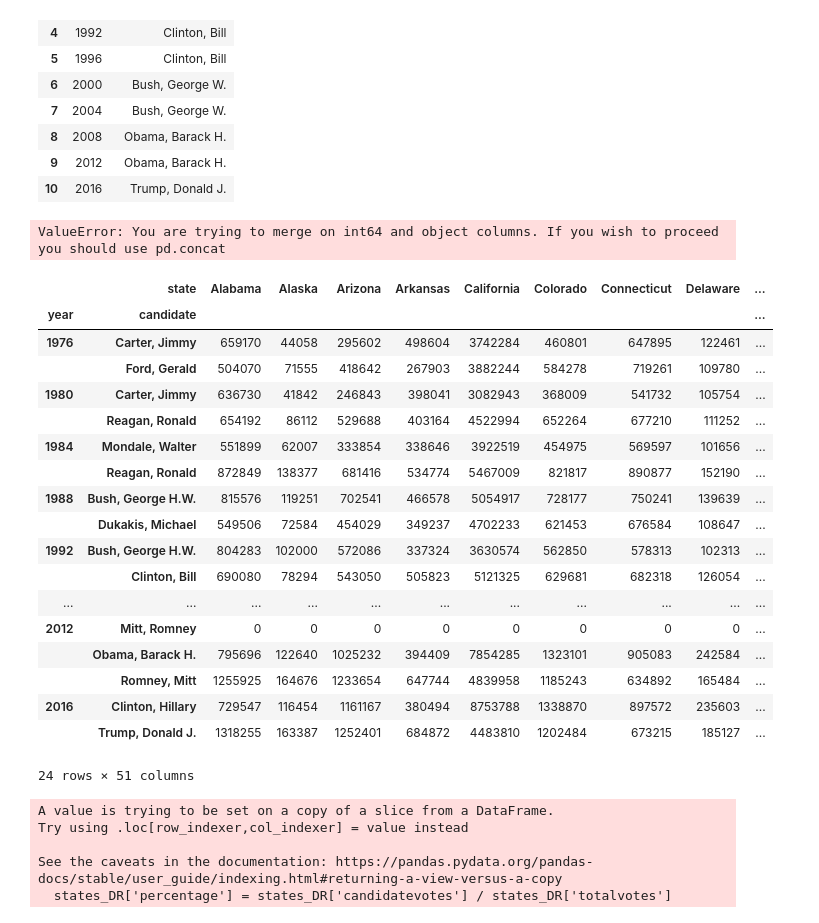
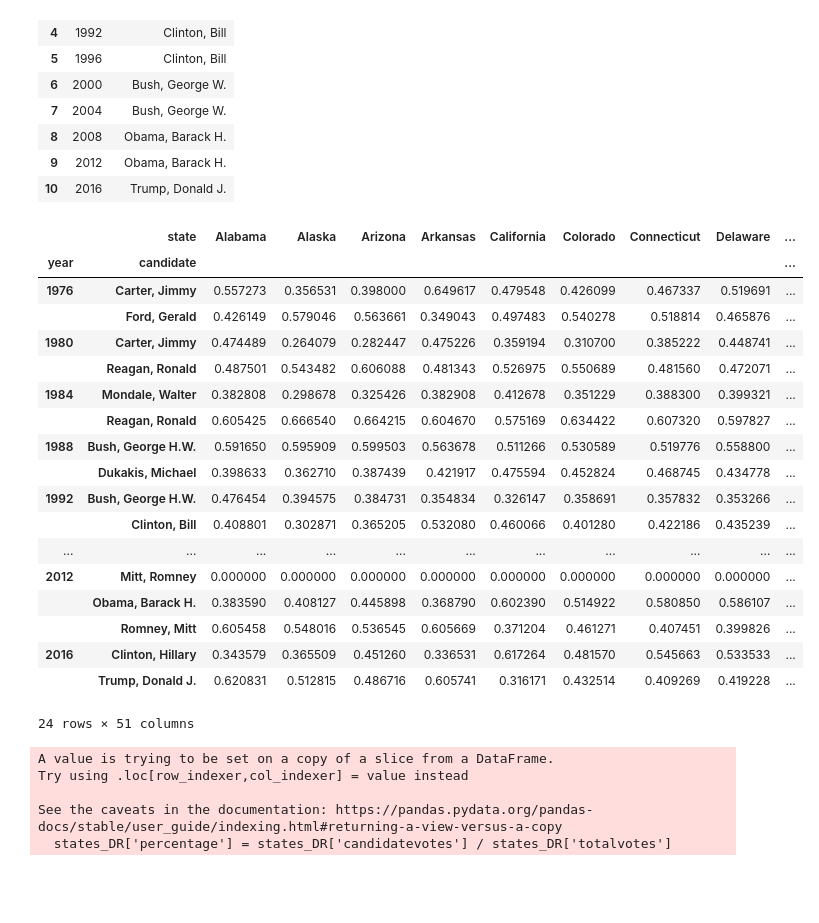
Before and after one commit to Gabby19231/Project-1, a Jupyter notebook: states.ipynb, the cells around one changed output. Drawn from its saved outputs; the diff is of its cells as text; code cells hidden in the pictures; blank space fills up the shorter version.

```diff
--- a/states.ipynb
+++ b/states.ipynb
@@ -160,33 +159,28 @@ winnerDF
 | 8 | 2008 | Obama, Barack H. |
 | 9 | 2012 | Obama, Barack H. |
 | 10 | 2016 | Trump, Donald J. |
-# %%
-winner_states = pd.merge(states_DR, winnerDF, how='outer', on='year')
-winner_states.head()
-# %% [output]
-ValueError: You are trying to merge on int64 and object columns. If you wish to proceed you should use pd.concat
 # %%
-analysis_states = pd.pivot_table(states_DR, values='candidatevotes', index=['year','candidate'], columns='state', fill_value=0, aggfunc=np.sum)
+analysis_states = pd.pivot_table(states_DR, values='percentage', index=['year','candidate'], columns='state', fill_value=0, aggfunc=np.sum)
 analysis_states
 # %% [output]
 |  | state | Alabama | Alaska | Arizona | Arkansas | California | Colorado | Connecticut | Delaware | ... |
 | year | candidate |  |  |  |  |  |  |  |  | ... |
-| 1976 | Carter, Jimmy | 659170 | 44058 | 295602 | 498604 | 3742284 | 460801 | 647895 | 122461 | ... |
-|  | Ford, Gerald | 504070 | 71555 | 418642 | 267903 | 3882244 | 584278 | 719261 | 109780 | ... |
-| 1980 | Carter, Jimmy | 636730 | 41842 | 246843 | 398041 | 3082943 | 368009 | 541732 | 105754 | ... |
-|  | Reagan, Ronald | 654192 | 86112 | 529688 | 403164 | 4522994 | 652264 | 677210 | 111252 | ... |
-| 1984 | Mondale, Walter | 551899 | 62007 | 333854 | 338646 | 3922519 | 454975 | 569597 | 101656 | ... |
-|  | Reagan, Ronald | 872849 | 138377 | 681416 | 534774 | 5467009 | 821817 | 890877 | 152190 | ... |
-| 1988 | Bush, George H.W. | 815576 | 119251 | 702541 | 466578 | 5054917 | 728177 | 750241 | 139639 | ... |
-|  | Dukakis, Michael | 549506 | 72584 | 454029 | 349237 | 4702233 | 621453 | 676584 | 108647 | ... |
-| 1992 | Bush, George H.W. | 804283 | 102000 | 572086 | 337324 | 3630574 | 562850 | 578313 | 102313 | ... |
-|  | Clinton, Bill | 690080 | 78294 | 543050 | 505823 | 5121325 | 629681 | 682318 | 126054 | ... |
+| 1976 | Carter, Jimmy | 0.557273 | 0.356531 | 0.398000 | 0.649617 | 0.479548 | 0.426099 | 0.467337 | 0.519691 | ... |
+|  | Ford, Gerald | 0.426149 | 0.579046 | 0.563661 | 0.349043 | 0.497483 | 0.540278 | 0.518814 | 0.465876 | ... |
+| 1980 | Carter, Jimmy | 0.474489 | 0.264079 | 0.282447 | 0.475226 | 0.359194 | 0.310700 | 0.385222 | 0.448741 | ... |
+|  | Reagan, Ronald | 0.487501 | 0.543482 | 0.606088 | 0.481343 | 0.526975 | 0.550689 | 0.481560 | 0.472071 | ... |
+| 1984 | Mondale, Walter | 0.382808 | 0.298678 | 0.325426 | 0.382908 | 0.412678 | 0.351229 | 0.388300 | 0.399321 | ... |
+|  | Reagan, Ronald | 0.605425 | 0.666540 | 0.664215 | 0.604670 | 0.575169 | 0.634422 | 0.607320 | 0.597827 | ... |
+| 1988 | Bush, George H.W. | 0.591650 | 0.595909 | 0.599503 | 0.563678 | 0.511266 | 0.530589 | 0.519776 | 0.558800 | ... |
+|  | Dukakis, Michael | 0.398633 | 0.362710 | 0.387439 | 0.421917 | 0.475594 | 0.452824 | 0.468745 | 0.434778 | ... |
+| 1992 | Bush, George H.W. | 0.476454 | 0.394575 | 0.384731 | 0.354834 | 0.326147 | 0.358691 | 0.357832 | 0.353266 | ... |
+|  | Clinton, Bill | 0.408801 | 0.302871 | 0.365205 | 0.532080 | 0.460066 | 0.401280 | 0.422186 | 0.435239 | ... |
 | ... | ... | ... | ... | ... | ... | ... | ... | ... | ... | ... |
-| 2012 | Mitt, Romney | 0 | 0 | 0 | 0 | 0 | 0 | 0 | 0 | ... |
-|  | Obama, Barack H. | 795696 | 122640 | 1025232 | 394409 | 7854285 | 1323101 | 905083 | 242584 | ... |
-|  | Romney, Mitt | 1255925 | 164676 | 1233654 | 647744 | 4839958 | 1185243 | 634892 | 165484 | ... |
-| 2016 | Clinton, Hillary | 729547 | 116454 | 1161167 | 380494 | 8753788 | 1338870 | 897572 | 235603 | ... |
-|  | Trump, Donald J. | 1318255 | 163387 | 1252401 | 684872 | 4483810 | 1202484 | 673215 | 185127 | ... |
+| 2012 | Mitt, Romney | 0.000000 | 0.000000 | 0.000000 | 0.000000 | 0.000000 | 0.000000 | 0.000000 | 0.000000 | ... |
+|  | Obama, Barack H. | 0.383590 | 0.408127 | 0.445898 | 0.368790 | 0.602390 | 0.514922 | 0.580850 | 0.586107 | ... |
+|  | Romney, Mitt | 0.605458 | 0.548016 | 0.536545 | 0.605669 | 0.371204 | 0.461271 | 0.407451 | 0.399826 | ... |
+| 2016 | Clinton, Hillary | 0.343579 | 0.365509 | 0.451260 | 0.336531 | 0.617264 | 0.481570 | 0.545663 | 0.533533 | ... |
+|  | Trump, Donald J. | 0.620831 | 0.512815 | 0.486716 | 0.605741 | 0.316171 | 0.432514 | 0.409269 | 0.419228 | ... |
 24 rows × 51 columns
 # %%
 states_DR['percentage'] = states_DR['candidatevotes'] / states_DR['totalvotes']
```
Also changed, not shown: parts of 20 cells of this notebook.
